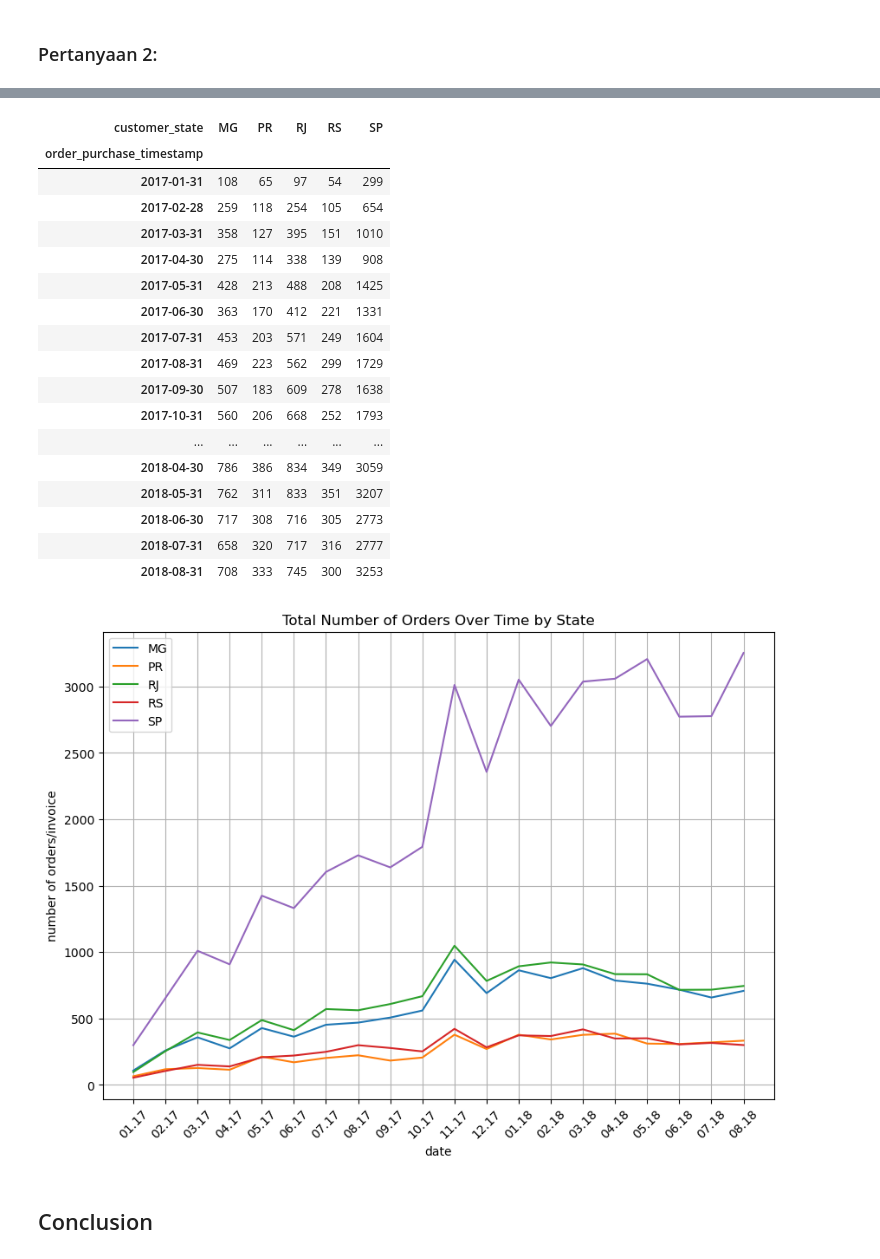
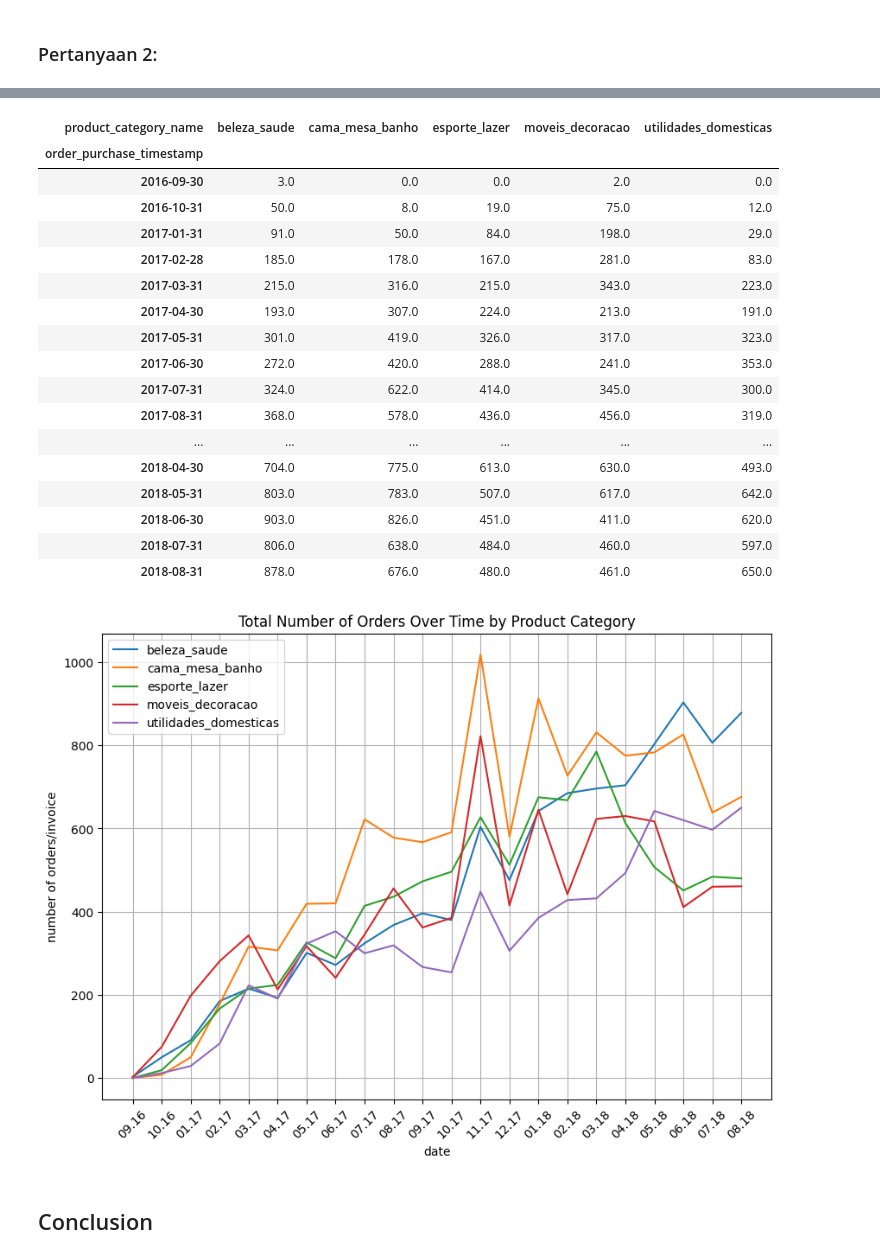
Before and after one commit to AgriansyahAsk2/Ecommerce, a Jupyter notebook: notebook.ipynb, the cells around one changed output, grey strips where cells are left out. Cells and saved outputs as stored; diff of their text form; code cells hidden in the pictures.

```diff
--- a/notebook.ipynb
+++ b/notebook.ipynb
@@ -130,7 +389,7 @@ customer_order_df.describe(include="all")
 ### Pertanyaan 1:
 # %%
 #pembuatan tabel monthly orders
-monthly_orders_df = customer_order_df.set_index("order_purchase_timestamp")["order_id"].resample("M").nunique()
-monthly_orders_df
+all_df = all_df.set_index("order_purchase_timestamp")["order_id"].resample("M").nunique()
+all_df
 # %% [output]
 order_purchase_timestamp
@@ -174,10 +433,10 @@ plt.show()
 # %% [markdown]
 ### Pertanyaan 2:
 # %%
-#pembuatan tabel monthly orders by state
-customer_state_df = pd.DataFrame(
-    customer_order_df.set_index("order_purchase_timestamp").groupby([
-        pd.Grouper(freq="M"), "customer_state"
+#pembuatan tabel monthly orders by product category
+product_category_df = pd.DataFrame(
+    all_df.set_index("order_purchase_timestamp").groupby([
+        pd.Grouper(freq="M"), "product_category_name"
     ])["order_id"].count()
 )
 
@@ -225,13 +480,13 @@ last_month_customer_state_df
 # %%
-#group 5 negara teratas berdasarkan invoice/orders terbanyak
-state_order_df = pd.DataFrame(
-    customer_order_df.loc[
-        customer_order_df["customer_state"].isin(["SP","RJ","MG","PR","RS"])
+#group 5 produk kategori teratas berdasarkan invoice/orders terbanyak
+product_category_df = pd.DataFrame(
+    all_df.loc[
+        all_df["product_category_name"].isin(["beleza_saude","cama_mesa_banho","utilidades_domesticas","esporte_lazer","moveis_decoracao"])
     ].set_index("order_purchase_timestamp").groupby([
-        pd.Grouper(freq="M"), "customer_state"
+        pd.Grouper(freq="M"), "product_category_name"
     ])["order_id"].count()
 )
 
-state_order_df
+product_category_df
 # %% [output]
 |  |  | order_id |
@@ -251,54 +506,54 @@ state_order_df
 # %%
 #transpose tabel
-trending_state_df = state_order_df.reset_index().pivot(index="order_purchase_timestamp", columns="customer_state").fillna(0)
+trending_category_df = product_category_df.reset_index().pivot(index="order_purchase_timestamp", columns="product_category_name").fillna(0)
 
-trending_state_df = trending_state_df.reset_index()
-trending_state_df = trending_state_df.set_index("order_purchase_timestamp")
-trending_state_df.columns = trending_state_df.columns.droplevel(0)
+trending_category_df = trending_category_df.reset_index()
+trending_category_df = trending_category_df.set_index("order_purchase_timestamp")
+trending_category_df.columns = trending_category_df.columns.droplevel(0)
 
-trending_state_df
+trending_category_df
 # %% [output]
-| customer_state | MG | PR | RJ | RS | SP |
+| product_category_name | beleza_saude | cama_mesa_banho | esporte_lazer | moveis_decoracao | utilidades_domesticas |
 | order_purchase_timestamp |  |  |  |  |  |
-| 2017-01-31 | 108 | 65 | 97 | 54 | 299 |
-| 2017-02-28 | 259 | 118 | 254 | 105 | 654 |
-| 2017-03-31 | 358 | 127 | 395 | 151 | 1010 |
-| 2017-04-30 | 275 | 114 | 338 | 139 | 908 |
-| 2017-05-31 | 428 | 213 | 488 | 208 | 1425 |
-| 2017-06-30 | 363 | 170 | 412 | 221 | 1331 |
-| 2017-07-31 | 453 | 203 | 571 | 249 | 1604 |
-| 2017-08-31 | 469 | 223 | 562 | 299 | 1729 |
-| 2017-09-30 | 507 | 183 | 609 | 278 | 1638 |
-| 2017-10-31 | 560 | 206 | 668 | 252 | 1793 |
+| 2016-09-30 | 3.0 | 0.0 | 0.0 | 2.0 | 0.0 |
+| 2016-10-31 | 50.0 | 8.0 | 19.0 | 75.0 | 12.0 |
+| 2017-01-31 | 91.0 | 50.0 | 84.0 | 198.0 | 29.0 |
+| 2017-02-28 | 185.0 | 178.0 | 167.0 | 281.0 | 83.0 |
+| 2017-03-31 | 215.0 | 316.0 | 215.0 | 343.0 | 223.0 |
+| 2017-04-30 | 193.0 | 307.0 | 224.0 | 213.0 | 191.0 |
+| 2017-05-31 | 301.0 | 419.0 | 326.0 | 317.0 | 323.0 |
+| 2017-06-30 | 272.0 | 420.0 | 288.0 | 241.0 | 353.0 |
+| 2017-07-31 | 324.0 | 622.0 | 414.0 | 345.0 | 300.0 |
+| 2017-08-31 | 368.0 | 578.0 | 436.0 | 456.0 | 319.0 |
 | ... | ... | ... | ... | ... | ... |
-| 2018-04-30 | 786 | 386 | 834 | 349 | 3059 |
-| 2018-05-31 | 762 | 311 | 833 | 351 | 3207 |
-| 2018-06-30 | 717 | 308 | 716 | 305 | 2773 |
-| 2018-07-31 | 658 | 320 | 717 | 316 | 2777 |
-| 2018-08-31 | 708 | 333 | 745 | 300 | 3253 |
+| 2018-04-30 | 704.0 | 775.0 | 613.0 | 630.0 | 493.0 |
+| 2018-05-31 | 803.0 | 783.0 | 507.0 | 617.0 | 642.0 |
+| 2018-06-30 | 903.0 | 826.0 | 451.0 | 411.0 | 620.0 |
+| 2018-07-31 | 806.0 | 638.0 | 484.0 | 460.0 | 597.0 |
+| 2018-08-31 | 878.0 | 676.0 | 480.0 | 461.0 | 650.0 |
 # %%
 #visualisasi data orders per bulan
-ax = pd.DataFrame(trending_state_df.values).plot(
+ax = pd.DataFrame(trending_category_df.values).plot(
     grid = True,
     figsize = (10,7),
     legend = False
 )
 
 ax.set_xlabel("date")
 ax.set_ylabel("number of orders/invoice")
-ax.set_title("Total Number of Orders Over Time by State")
+ax.set_title("Total Number of Orders Over Time by Product Category")
 
-ax.legend(trending_state_df.columns, loc="upper left")
+ax.legend(trending_category_df.columns, loc="upper left")
 
 plt.xticks(
-    range(len(trending_state_df.index)),
-    [x.strftime("%m.%y") for x in trending_state_df.index],
+    range(len(trending_category_df.index)),
+    [x.strftime("%m.%y") for x in trending_category_df.index],
     rotation = 45
 )
 
 plt.show()
 # %% [output]
-[figure, old version]
+[figure, new version]
 # %% [markdown]
 ## Conclusion
 # %% [markdown]
```
Also changed, not shown: parts of 56 cells of this notebook, 10 other files.
